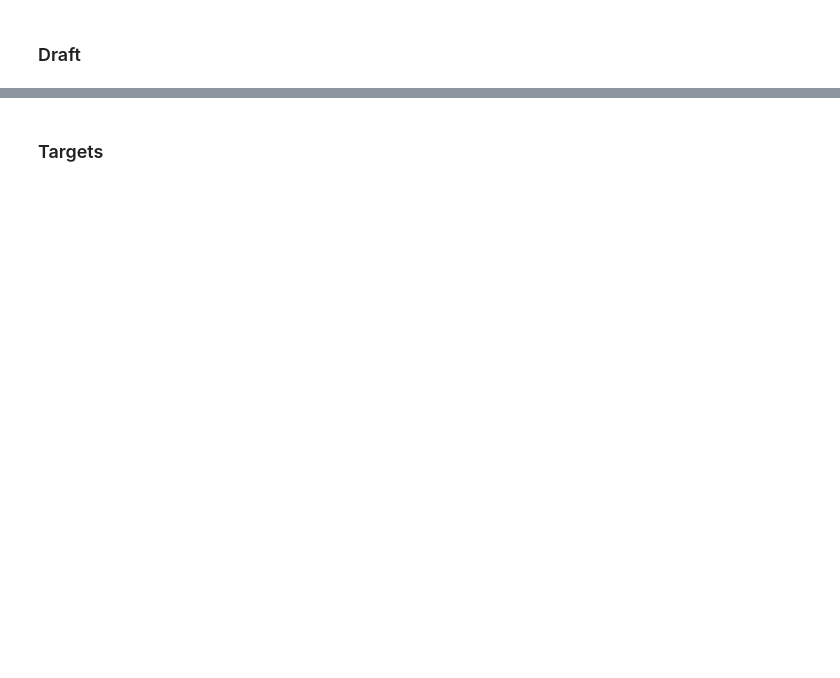
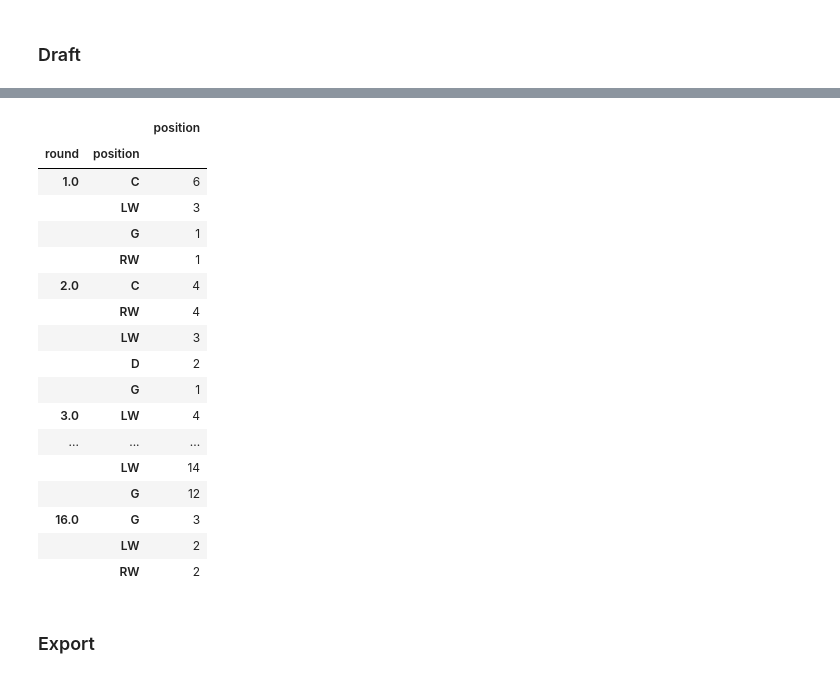
Before and after one commit to maxhumber/fantasy, a Jupyter notebook: notebooks/02-draft.ipynb, the cells around one changed output, grey strips where cells are left out. Saved outputs shown, nothing was run; the diff lists cells and outputs as text; code cells hidden in the pictures; blank space fills up the shorter version.

```diff
--- a/notebooks/02-draft.ipynb
+++ b/notebooks/02-draft.ipynb
@@ -245,2 +230,23 @@ draft.head()
+# %%
+pd.DataFrame(draft.groupby(["round"])['position'].value_counts())
+# %% [output]
+|  |  | position |
+| round | position |  |
+| 1.0 | C | 6 |
+|  | LW | 3 |
+|  | G | 1 |
+|  | RW | 1 |
+| 2.0 | C | 4 |
+|  | RW | 4 |
+|  | LW | 3 |
+|  | D | 2 |
+|  | G | 1 |
+| 3.0 | LW | 4 |
+| ... | ... | ... |
+|  | LW | 14 |
+|  | G | 12 |
+| 16.0 | G | 3 |
+|  | LW | 2 |
+|  | RW | 2 |
 # %% [markdown]
-### Targets
+### Export
```
Also changed, not shown: parts of 13 cells of this notebook, 13 other files.
